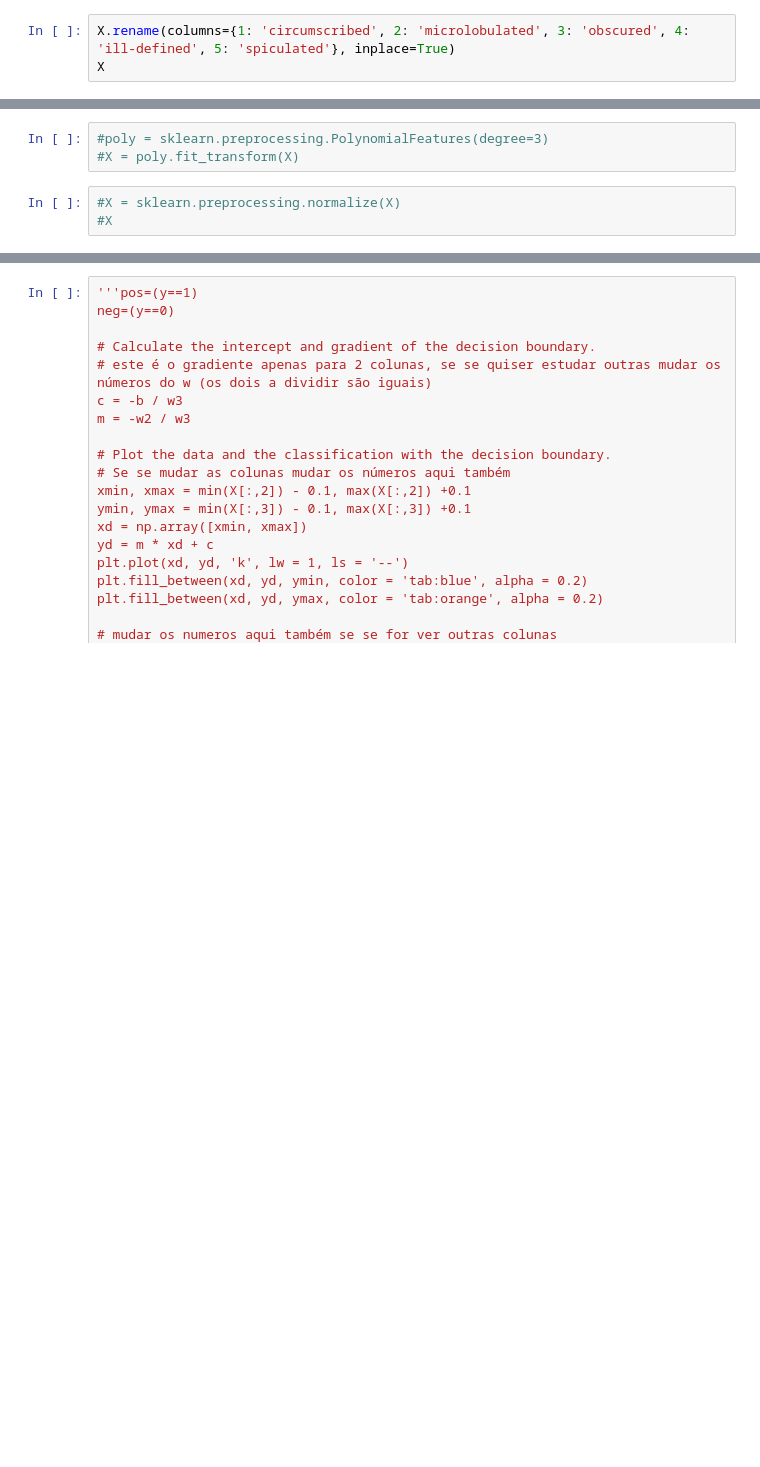
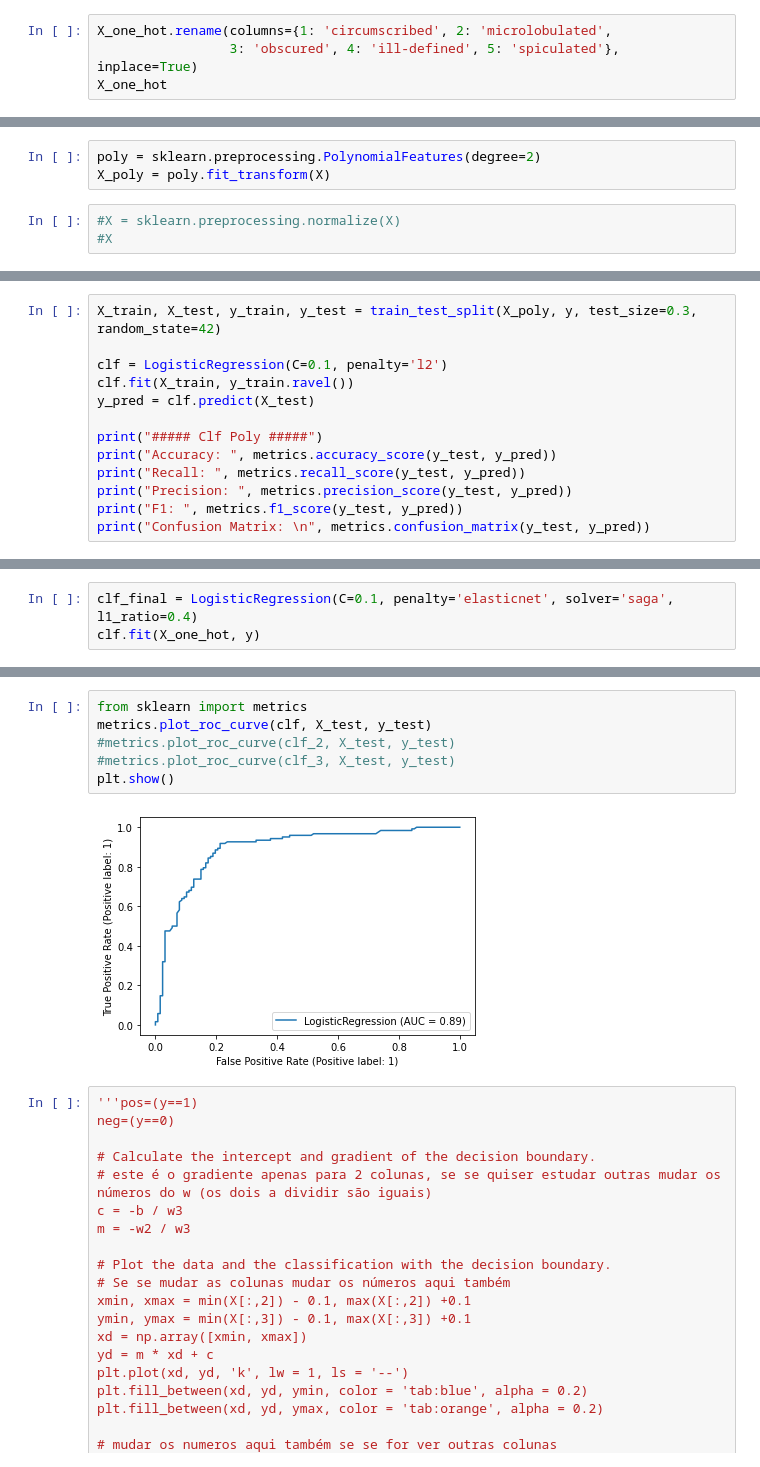
Before and after one commit to alexandradecarvalho/logistic-regression, a Jupyter notebook: log_reg_sk.ipynb, the cells around one changed output, grey strips where cells are left out. Saved outputs shown, nothing was run; the diff lists cells and outputs as text; blank space fills up the shorter version.

```diff
--- a/log_reg_sk.ipynb
+++ b/log_reg_sk.ipynb
@@ -123,8 +124,9 @@ X
 | 953 | 4 | 62 | 3 | 0 | 0 | 1 | 0 | 0 | 0 | 1 | 0 | ... |
 830 rows × 12 columns
 # %%
-X.rename(columns={1: 'circumscribed', 2: 'microlobulated', 3: 'obscured', 4: 'ill-defined', 5: 'spiculated'}, inplace=True)
-X
+X_one_hot.rename(columns={1: 'circumscribed', 2: 'microlobulated',
+                 3: 'obscured', 4: 'ill-defined', 5: 'spiculated'}, inplace=True)
+X_one_hot
 # %% [output]
 |  | bi-rads | age | density | round | oval | lobular | irregular | circumscribed | microlobulated | ... |
 | 0 | 5 | 67 | 3 | 0 | 0 | 1 | 0 | 0 | 0 | ... |
@@ -167,6 +166,6 @@ sns.pairplot(data,diag_kind="kde",hue="severity")
 # %%
-#poly = sklearn.preprocessing.PolynomialFeatures(degree=3)
-#X = poly.fit_transform(X)
+poly = sklearn.preprocessing.PolynomialFeatures(degree=2)
+X_poly = poly.fit_transform(X)
 # %%
 #X = sklearn.preprocessing.normalize(X)
 #X
@@ -264,0 +342,13 @@ plt.show()
+# %%
+X_train, X_test, y_train, y_test = train_test_split(X_poly, y, test_size=0.3, random_state=42)
+
+clf = LogisticRegression(C=0.1, penalty='l2')
+clf.fit(X_train, y_train.ravel())
+y_pred = clf.predict(X_test)
+
+print("##### Clf Poly #####")
+print("Accuracy: ", metrics.accuracy_score(y_test, y_pred))
+print("Recall: ", metrics.recall_score(y_test, y_pred))
+print("Precision: ", metrics.precision_score(y_test, y_pred))
+print("F1: ", metrics.f1_score(y_test, y_pred))
+print("Confusion Matrix: \n", metrics.confusion_matrix(y_test, y_pred))
@@ -264,0 +371,3 @@ plt.show()
+# %%
+clf_final = LogisticRegression(C=0.1, penalty='elasticnet', solver='saga', l1_ratio=0.4)
+clf.fit(X_one_hot, y)
@@ -265,3 +386,11 @@ plt.show()
+# %%
+from sklearn import metrics
+metrics.plot_roc_curve(clf, X_test, y_test)
+#metrics.plot_roc_curve(clf_2, X_test, y_test)
+#metrics.plot_roc_curve(clf_3, X_test, y_test)
+plt.show()
+# %% [output]
+[figure, added]
 # %%
 '''pos=(y==1)
 neg=(y==0)
```
Also changed, not shown: parts of 23 cells of this notebook, 4 other files.
